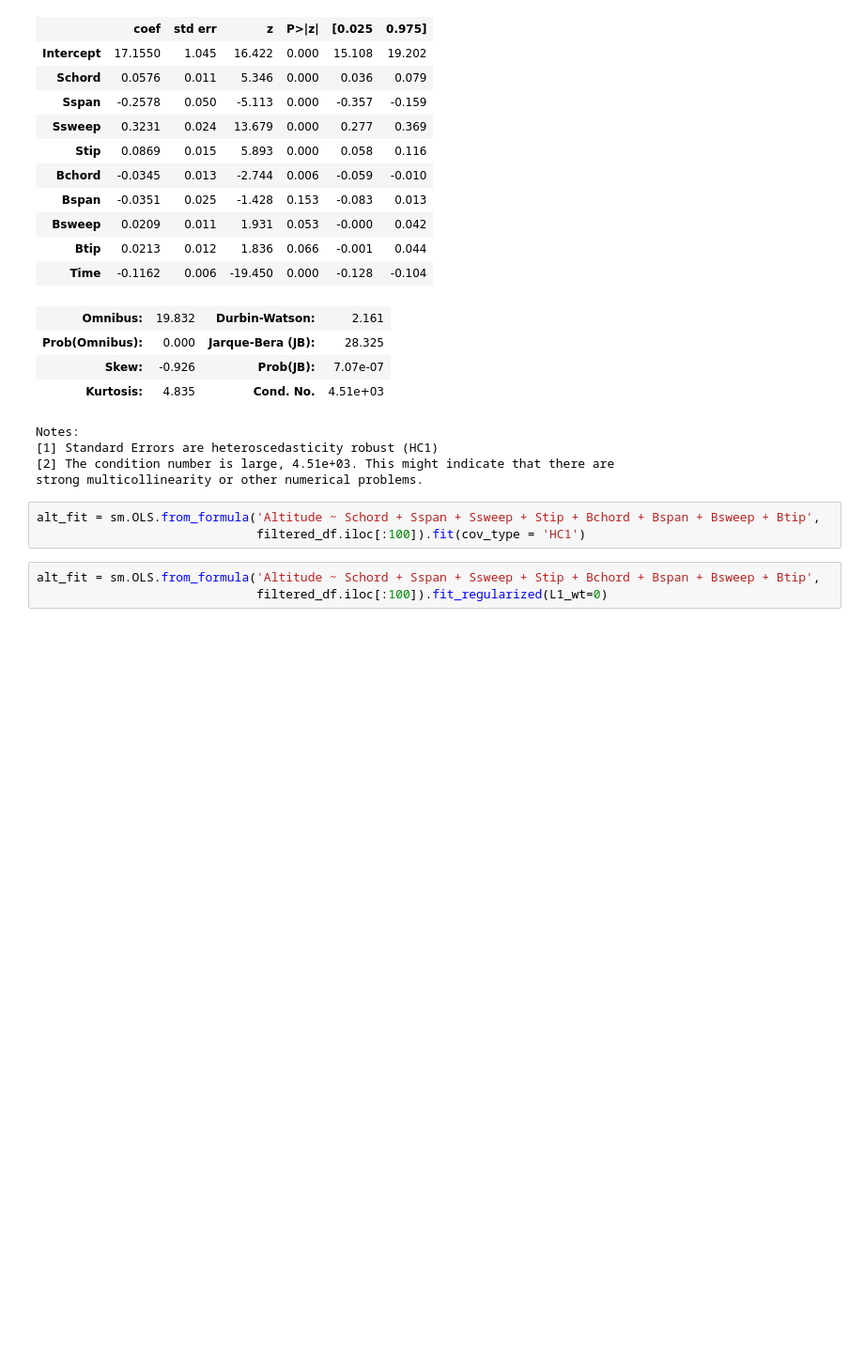
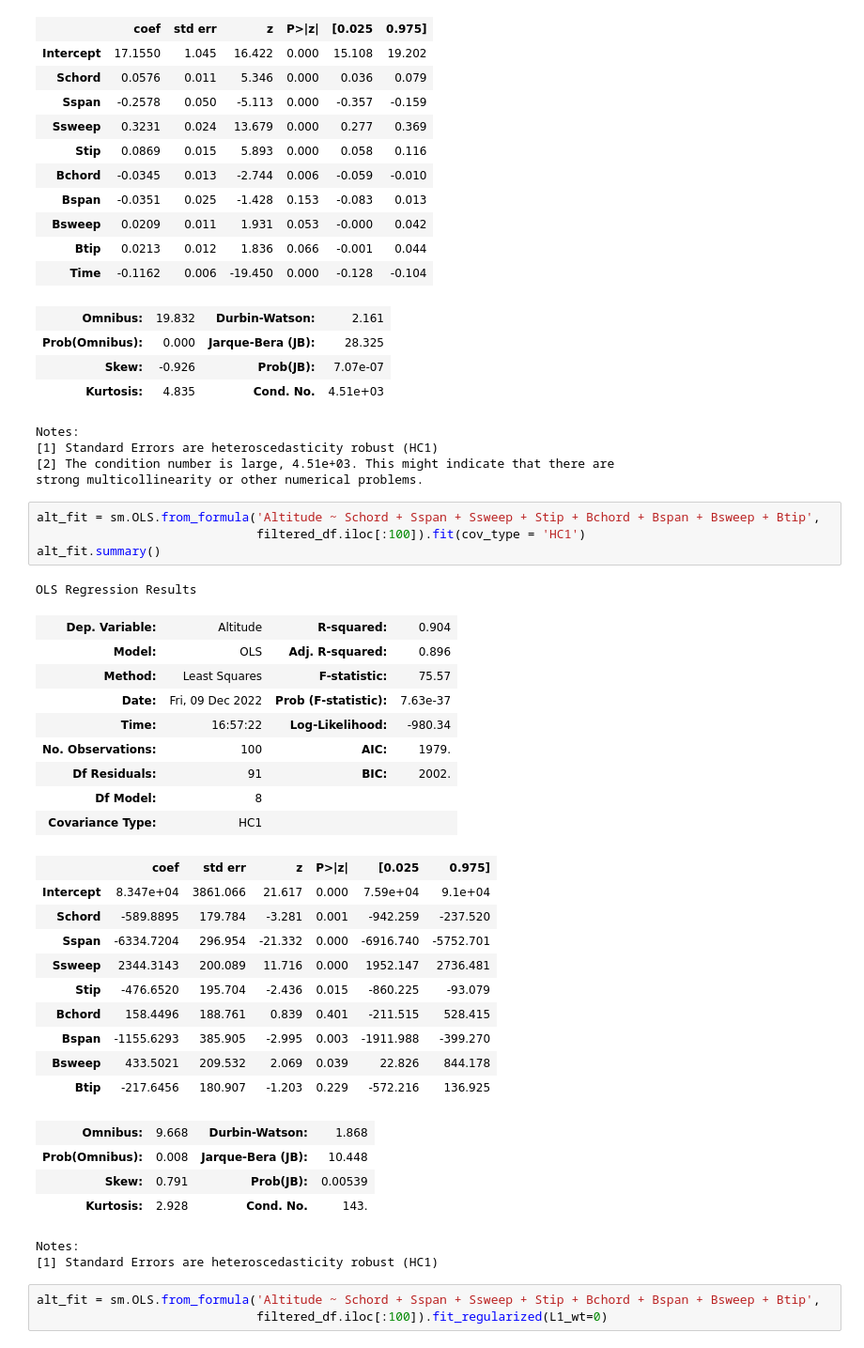
Before and after one commit to alex-t-hu/rocket, a Jupyter notebook: stability.ipynb, the cells around one changed output. Shown: that part at 94% size. Saved outputs shown, nothing was run; the diff lists cells and outputs as text; blank space fills up the shorter version.

```diff
--- a/stability.ipynb
+++ b/stability.ipynb
@@ -329,6 +330,34 @@ strong multicollinearity or other numerical problems.
 # %%
 alt_fit = sm.OLS.from_formula('Altitude ~ Schord + Sspan + Ssweep + Stip + Bchord + Bspan + Bsweep + Btip',
                               filtered_df.iloc[:100]).fit(cov_type = 'HC1')
+alt_fit.summary()
+# %% [output]
+OLS Regression Results
+| Dep. Variable: | Altitude | R-squared: | 0.904 |
+| Model: | OLS | Adj. R-squared: | 0.896 |
+| Method: | Least Squares | F-statistic: | 75.57 |
+| Date: | Fri, 09 Dec 2022 | Prob (F-statistic): | 7.63e-37 |
+| Time: | 16:57:22 | Log-Likelihood: | -980.34 |
+| No. Observations: | 100 | AIC: | 1979. |
+| Df Residuals: | 91 | BIC: | 2002. |
+| Df Model: | 8 |  |  |
+| Covariance Type: | HC1 |  |  |
+|  | coef | std err | z | P>|z| | [0.025 | 0.975] |
+| Intercept | 8.347e+04 | 3861.066 | 21.617 | 0.000 | 7.59e+04 | 9.1e+04 |
+| Schord | -589.8895 | 179.784 | -3.281 | 0.001 | -942.259 | -237.520 |
+| Sspan | -6334.7204 | 296.954 | -21.332 | 0.000 | -6916.740 | -5752.701 |
+| Ssweep | 2344.3143 | 200.089 | 11.716 | 0.000 | 1952.147 | 2736.481 |
+| Stip | -476.6520 | 195.704 | -2.436 | 0.015 | -860.225 | -93.079 |
+| Bchord | 158.4496 | 188.761 | 0.839 | 0.401 | -211.515 | 528.415 |
+| Bspan | -1155.6293 | 385.905 | -2.995 | 0.003 | -1911.988 | -399.270 |
+| Bsweep | 433.5021 | 209.532 | 2.069 | 0.039 | 22.826 | 844.178 |
+| Btip | -217.6456 | 180.907 | -1.203 | 0.229 | -572.216 | 136.925 |
+| Omnibus: | 9.668 | Durbin-Watson: | 1.868 |
+| Prob(Omnibus): | 0.008 | Jarque-Bera (JB): | 10.448 |
+| Skew: | 0.791 | Prob(JB): | 0.00539 |
+| Kurtosis: | 2.928 | Cond. No. | 143. |
+Notes:
+[1] Standard Errors are heteroscedasticity robust (HC1)
 # %%
 alt_fit = sm.OLS.from_formula('Altitude ~ Schord + Sspan + Ssweep + Stip + Bchord + Bspan + Bsweep + Btip',
                               filtered_df.iloc[:100]).fit_regularized(L1_wt=0)
```
Also changed, not shown: parts of 17 cells of this notebook, 2 other files.
